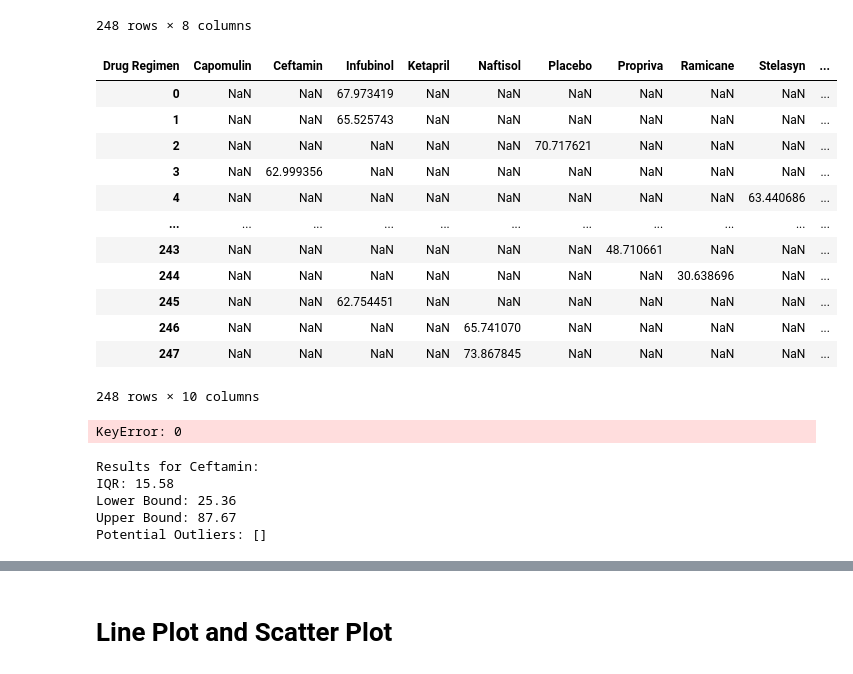
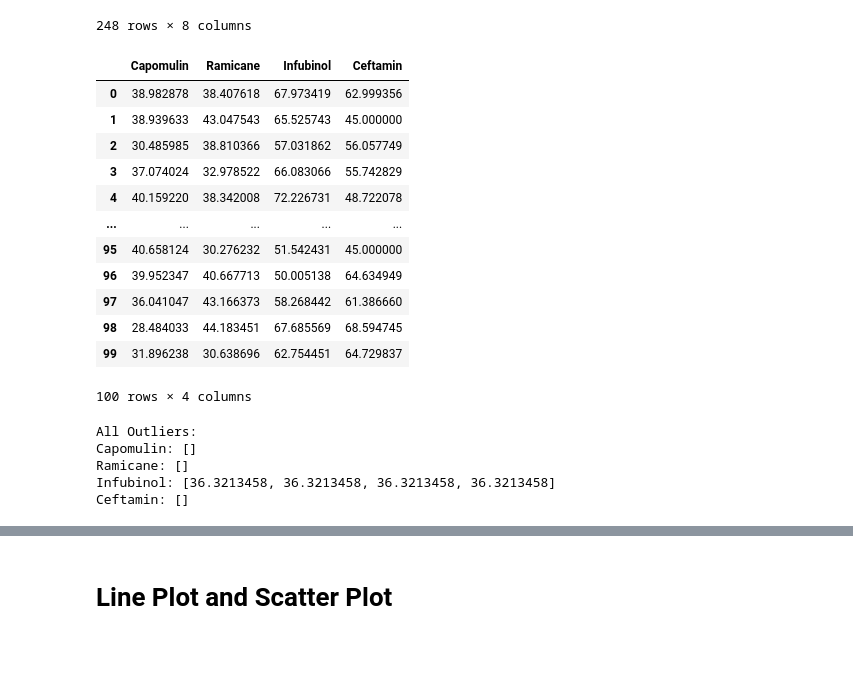
Before and after one commit to jovanecano/pymacueticals-inc---project-5, a Jupyter notebook: Starter_Code/Pymaceuticals/data/pymacueticals project file.ipynb, the cells around one changed output, grey strips where cells are left out. Saved outputs shown, nothing was run; the diff lists cells and outputs as text; code cells hidden in the pictures.

```diff
--- a/Starter_Code/Pymaceuticals/data/pymacueticals project file.ipynb
+++ b/Starter_Code/Pymaceuticals/data/pymacueticals project file.ipynb
@@ -211,61 +212,66 @@ tumor_certamin = []
 # %%
 #looped through each drug in the treatment list, locating the rows in merged_df to each treatment
 #appended results tumor data to empty list
 for index, row in merged_df.iterrows():
     if row["Drug Regimen"] == 'Capomulin':
         tumor_capomulin.append(row['Tumor Volume (mm3)'])
     if row["Drug Regimen"] == 'Ramicane':
         tumor_ramicane.append(row['Tumor Volume (mm3)'])
     if row["Drug Regimen"] == 'Infubinol':
         tumor_infubinol.append(row['Tumor Volume (mm3)'])
     if row["Drug Regimen"] == 'Ceftamin':
         tumor_certamin.append(row['Tumor Volume (mm3)'])
 
 #created a df for treatment data
-
-tum_treat = merged_df.pivot_table(values='Tumor Volume (mm3)', index=merged_df.index, columns='Drug Regimen')
+tum_treat = pd.DataFrame({treatments[0]: tumor_capomulin,
+                          treatments[1]: tumor_ramicane,
+                          treatments[2]: tumor_infubinol,
+                          treatments[3]: tumor_certamin })
 
 #determining the upper/lower bounds
 tum_treat_max = tum_treat.max()
 tum_treat_min = tum_treat.min()
 
 tum_treat
 # %% [output]
-| Drug Regimen | Capomulin | Ceftamin | Infubinol | Ketapril | Naftisol | Placebo | Propriva | Ramicane | Stelasyn | ... |
-| 0 | NaN | NaN | 67.973419 | NaN | NaN | NaN | NaN | NaN | NaN | ... |
-| 1 | NaN | NaN | 65.525743 | NaN | NaN | NaN | NaN | NaN | NaN | ... |
-| 2 | NaN | NaN | NaN | NaN | NaN | 70.717621 | NaN | NaN | NaN | ... |
-| 3 | NaN | 62.999356 | NaN | NaN | NaN | NaN | NaN | NaN | NaN | ... |
-| 4 | NaN | NaN | NaN | NaN | NaN | NaN | NaN | NaN | 63.440686 | ... |
-| ... | ... | ... | ... | ... | ... | ... | ... | ... | ... | ... |
-| 243 | NaN | NaN | NaN | NaN | NaN | NaN | 48.710661 | NaN | NaN | ... |
-| 244 | NaN | NaN | NaN | NaN | NaN | NaN | NaN | 30.638696 | NaN | ... |
-| 245 | NaN | NaN | 62.754451 | NaN | NaN | NaN | NaN | NaN | NaN | ... |
-| 246 | NaN | NaN | NaN | NaN | 65.741070 | NaN | NaN | NaN | NaN | ... |
-| 247 | NaN | NaN | NaN | NaN | 73.867845 | NaN | NaN | NaN | NaN | ... |
+|  | Capomulin | Ramicane | Infubinol | Ceftamin |
+| 0 | 38.982878 | 38.407618 | 67.973419 | 62.999356 |
+| 1 | 38.939633 | 43.047543 | 65.525743 | 45.000000 |
+| 2 | 30.485985 | 38.810366 | 57.031862 | 56.057749 |
+| 3 | 37.074024 | 32.978522 | 66.083066 | 55.742829 |
+| 4 | 40.159220 | 38.342008 | 72.226731 | 48.722078 |
+| ... | ... | ... | ... | ... |
+| 95 | 40.658124 | 30.276232 | 51.542431 | 45.000000 |
+| 96 | 39.952347 | 40.667713 | 50.005138 | 64.634949 |
+| 97 | 36.041047 | 43.166373 | 58.268442 | 61.386660 |
+| 98 | 28.484033 | 44.183451 | 67.685569 | 68.594745 |
+| 99 | 31.896238 | 30.638696 | 62.754451 | 64.729837 |
-248 rows × 10 columns
+100 rows × 4 columns
 # %%
 #calculating the quartiles, IQR, and identified potential outliers
-for i, treatment in enumerate(treatments):
-    quartiles = tumor_volume_data[i].quantile([0.25, 0.75])
-    lower_quartile = quartiles[0.25]
-    upper_quartile = quartiles[0.75]
-    iqr = upper_quartile - lower_quartile
-    lower_bound = lower_quartile - 1.5 * iqr
-    upper_bound = upper_quartile + 1.5 * iqr
+treatments = ['Capomulin', 'Ramicane', 'Infubinol', 'Ceftamin']
+
+#creating a dictionary to store outliers for each treatment
+outliers = {}
+
+#creating a for loop over each treatment
+for treatment in treatments:
+    treatment_data = tum_treat[treatment].dropna() #extracting the data for the current treatment
+    q1 = treatment_data.quantile(0.25) #calculating the quartiles
+    q3 = treatment_data.quantile(0.75)
+    iqr = q3 - q1 #calculating interquartiles
+    lower_bound = q1 - 1.5 * iqr #defining upper and lower bounds for outliers
+    upper_bound = q3 + 1.5 * iqr
+    treatment_outliers = treatment_data[(treatment_data < lower_bound) | (treatment_data > upper_bound)] #identifying outliers
+    outliers[treatment] = treatment_outliers.tolist() #storing outliers in the dictionary
+
+# Print only the outliers
+print("All Outliers:")
+for treatment, treatment_outliers in outliers.items():
+    print(f"{treatment}: {treatment_outliers}")
 # %% [output]
-KeyError: 0
+All Outliers:
+Capomulin: []
+Ramicane: []
+Infubinol: [36.3213458, 36.3213458, 36.3213458, 36.3213458]
+Ceftamin: []
-# %%
-#
-outliers = tumor_volume_data[i][(tumor_volume_data[i] < lower_bound) | (tumor_volume_data[i] > upper_bound)]
-print(f"Results for {treatment}:")
-print(f"IQR: {iqr:.2f}")
-print(f"Lower Bound: {lower_bound:.2f}")
-print(f"Upper Bound: {upper_bound:.2f}")
-print(f"Potential Outliers: {outliers.tolist()}\n")
-# %% [output]
-Results for Ceftamin:
-IQR: 15.58
-Lower Bound: 25.36
-Upper Bound: 87.67
-Potential Outliers: []
```
Also changed, not shown: parts of 3 cells of this notebook.
